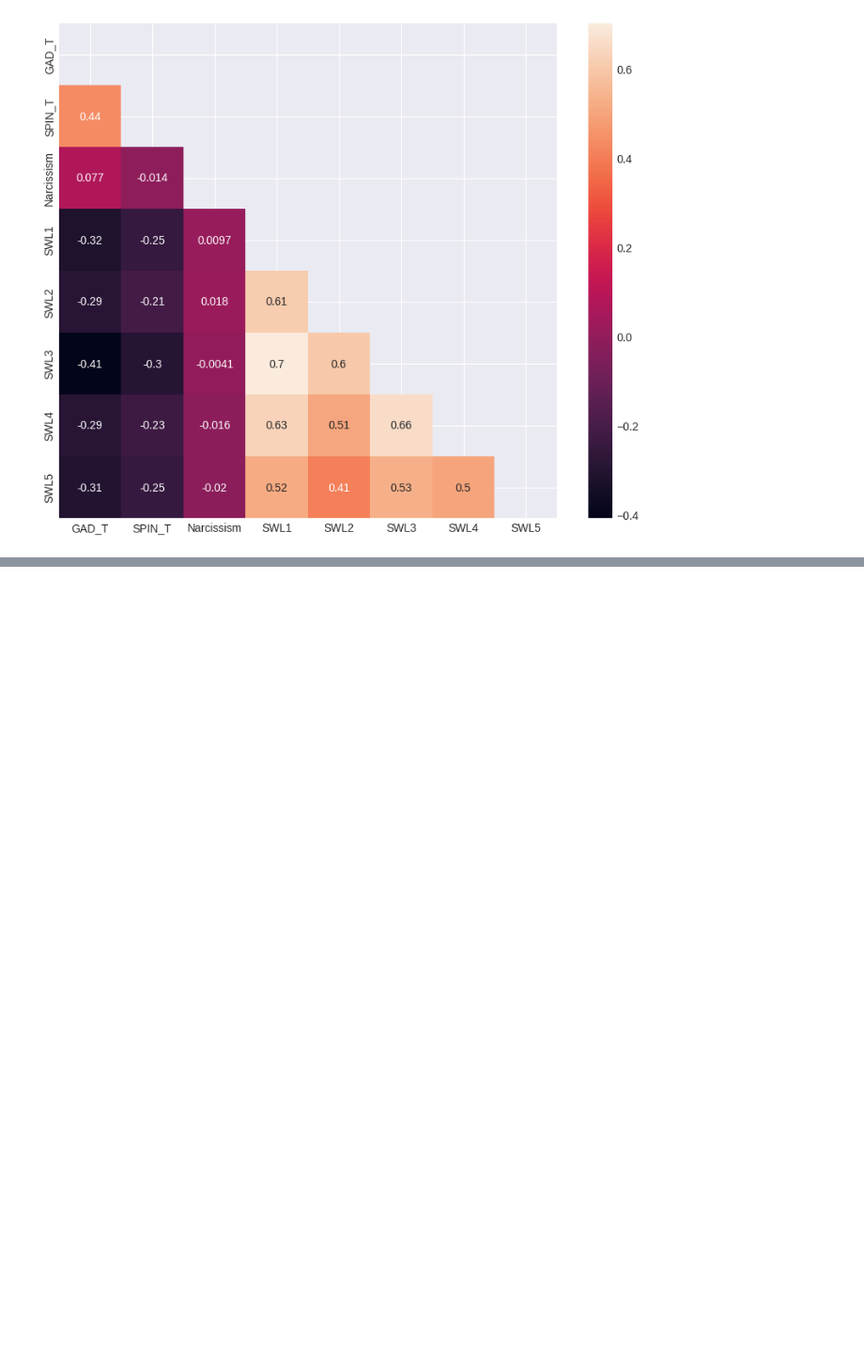
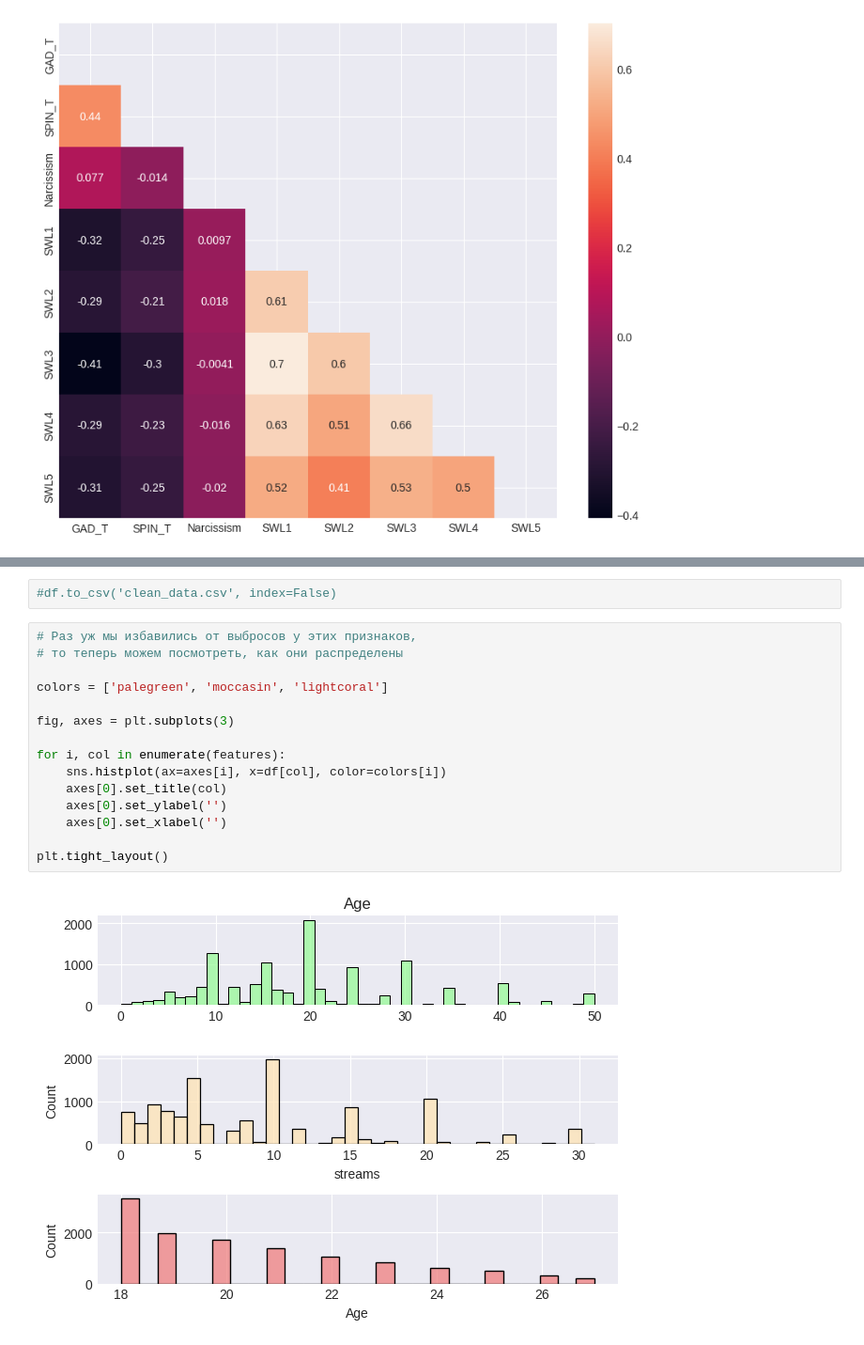
Before and after one commit to aubergeeen/ML_final_project, a Jupyter notebook: ml-fin.ipynb, the cells around one changed output, grey strips where cells are left out. Shown at 94% size. Saved outputs shown, nothing was run; the diff lists cells and outputs as text; blank space fills up the shorter version.

```diff
--- a/ml-fin.ipynb
+++ b/ml-fin.ipynb
@@ -294,0 +331,19 @@ plt.show()
+# %%
+#df.to_csv('clean_data.csv', index=False)
+# %%
+# Раз уж мы избавились от выбросов у этих признаков,
+# то теперь можем посмотреть, как они распределены
+
+colors = ['palegreen', 'moccasin', 'lightcoral']
+
+fig, axes = plt.subplots(3)
+
+for i, col in enumerate(features):
+    sns.histplot(ax=axes[i], x=df[col], color=colors[i])
+    axes[0].set_title(col)
+    axes[0].set_ylabel('')
+    axes[0].set_xlabel('')
+
+plt.tight_layout()
+# %% [output]
+[figure, added]
```
Also changed, not shown: parts of 24 cells of this notebook.
